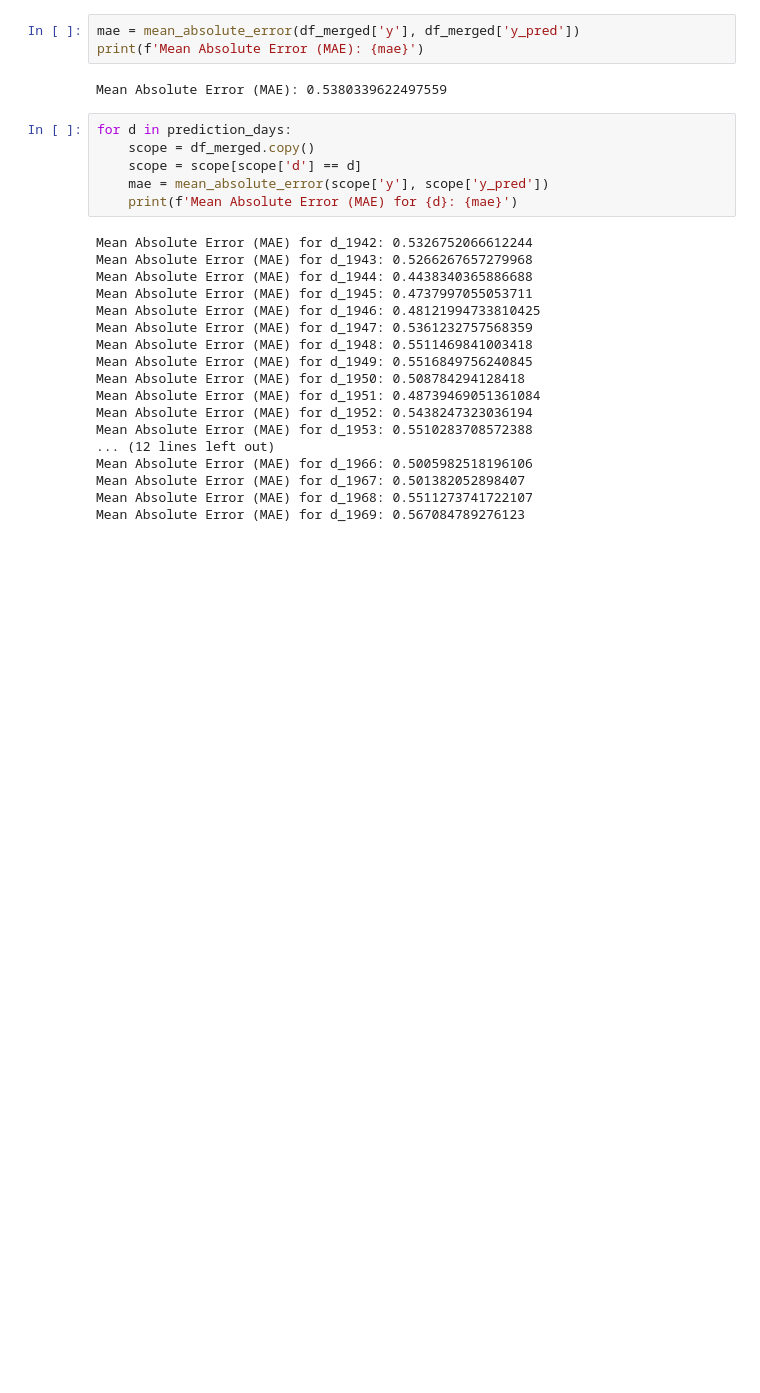
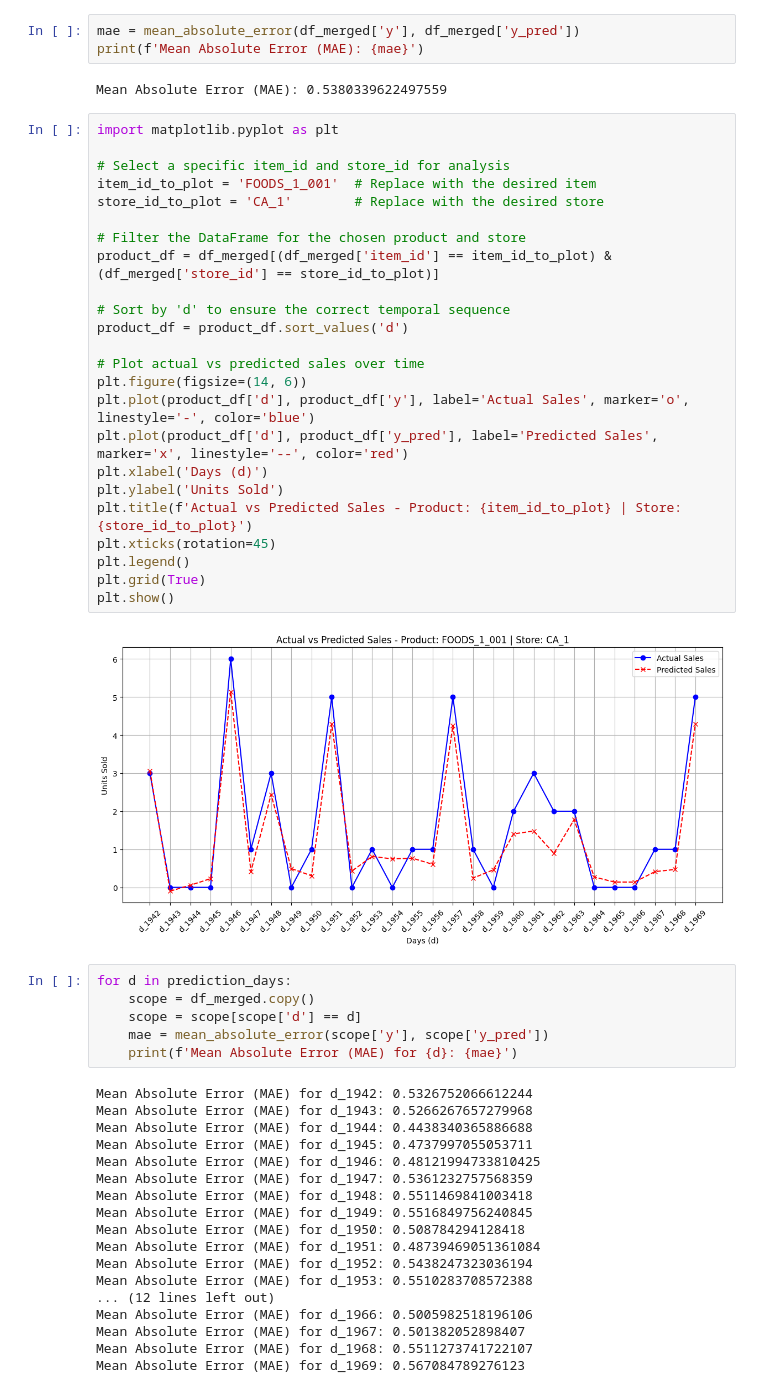
Before and after one commit to leandrobmarinho/DS-CaseStudy-SalesForecast, a Jupyter notebook: notebooks/pipeline_forecasting.ipynb, the cells around one changed output. Saved outputs shown, nothing was run; the diff lists cells and outputs as text; blank space fills up the shorter version.

Commit message:
graph

```diff
--- a/notebooks/pipeline_forecasting.ipynb
+++ b/notebooks/pipeline_forecasting.ipynb
@@ -495,6 +495,32 @@ mae = mean_absolute_error(df_merged['y'], df_merged['y_pred'])
 print(f'Mean Absolute Error (MAE): {mae}')
 # %% [output]
 Mean Absolute Error (MAE): 0.5380339622497559
+# %%
+import matplotlib.pyplot as plt
+
+# Select a specific item_id and store_id for analysis
+item_id_to_plot = 'FOODS_1_001'  # Replace with the desired item
+store_id_to_plot = 'CA_1'        # Replace with the desired store
+
+# Filter the DataFrame for the chosen product and store
+product_df = df_merged[(df_merged['item_id'] == item_id_to_plot) & (df_merged['store_id'] == store_id_to_plot)]
+
+# Sort by 'd' to ensure the correct temporal sequence
+product_df = product_df.sort_values('d')
+
+# Plot actual vs predicted sales over time
+plt.figure(figsize=(14, 6))
+plt.plot(product_df['d'], product_df['y'], label='Actual Sales', marker='o', linestyle='-', color='blue')
+plt.plot(product_df['d'], product_df['y_pred'], label='Predicted Sales', marker='x', linestyle='--', color='red')
+plt.xlabel('Days (d)')
+plt.ylabel('Units Sold')
+plt.title(f'Actual vs Predicted Sales - Product: {item_id_to_plot} | Store: {store_id_to_plot}')
+plt.xticks(rotation=45)
+plt.legend()
+plt.grid(True)
+plt.show()
+# %% [output]
+[figure, added]
 # %%
 for d in prediction_days:
     scope = df_merged.copy()
```
